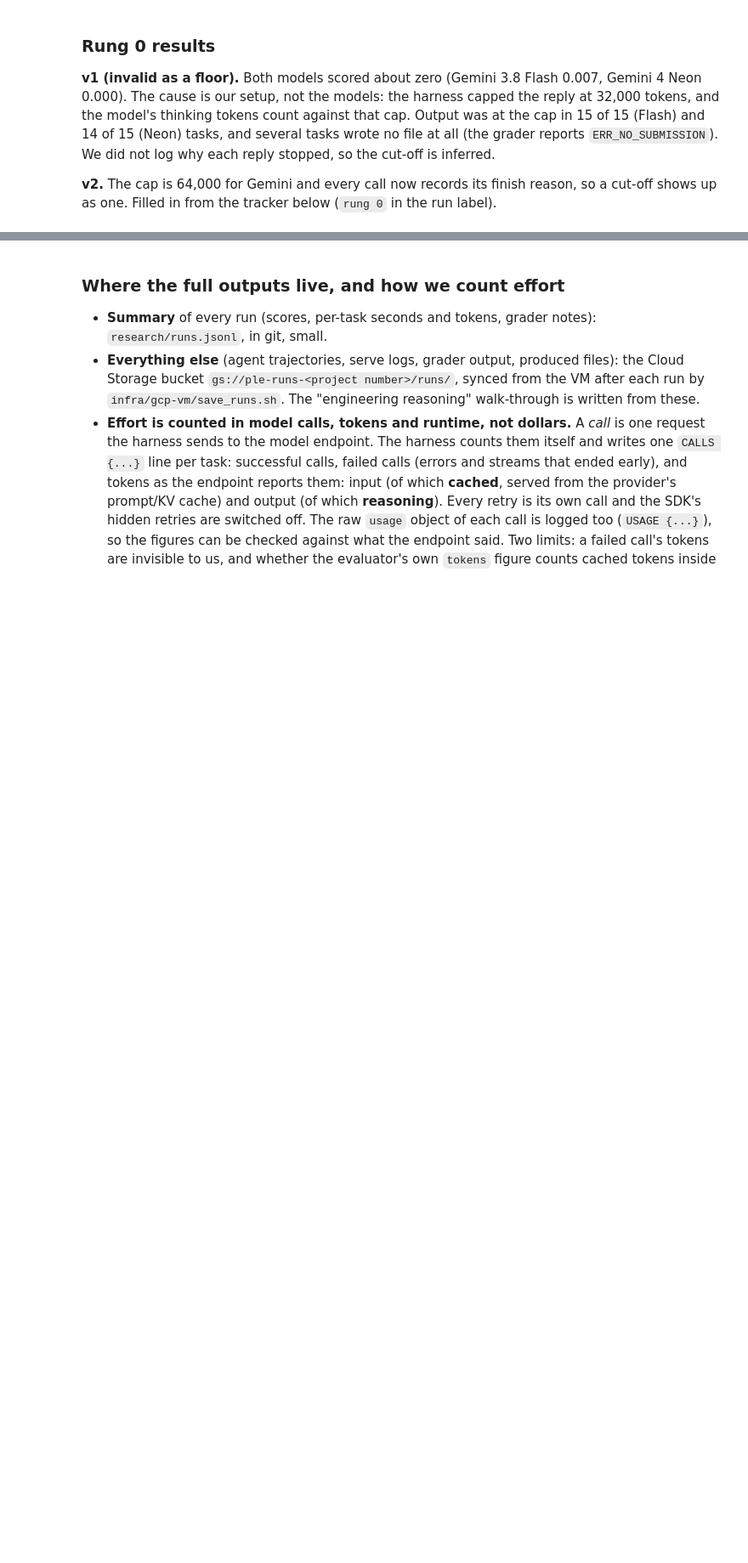
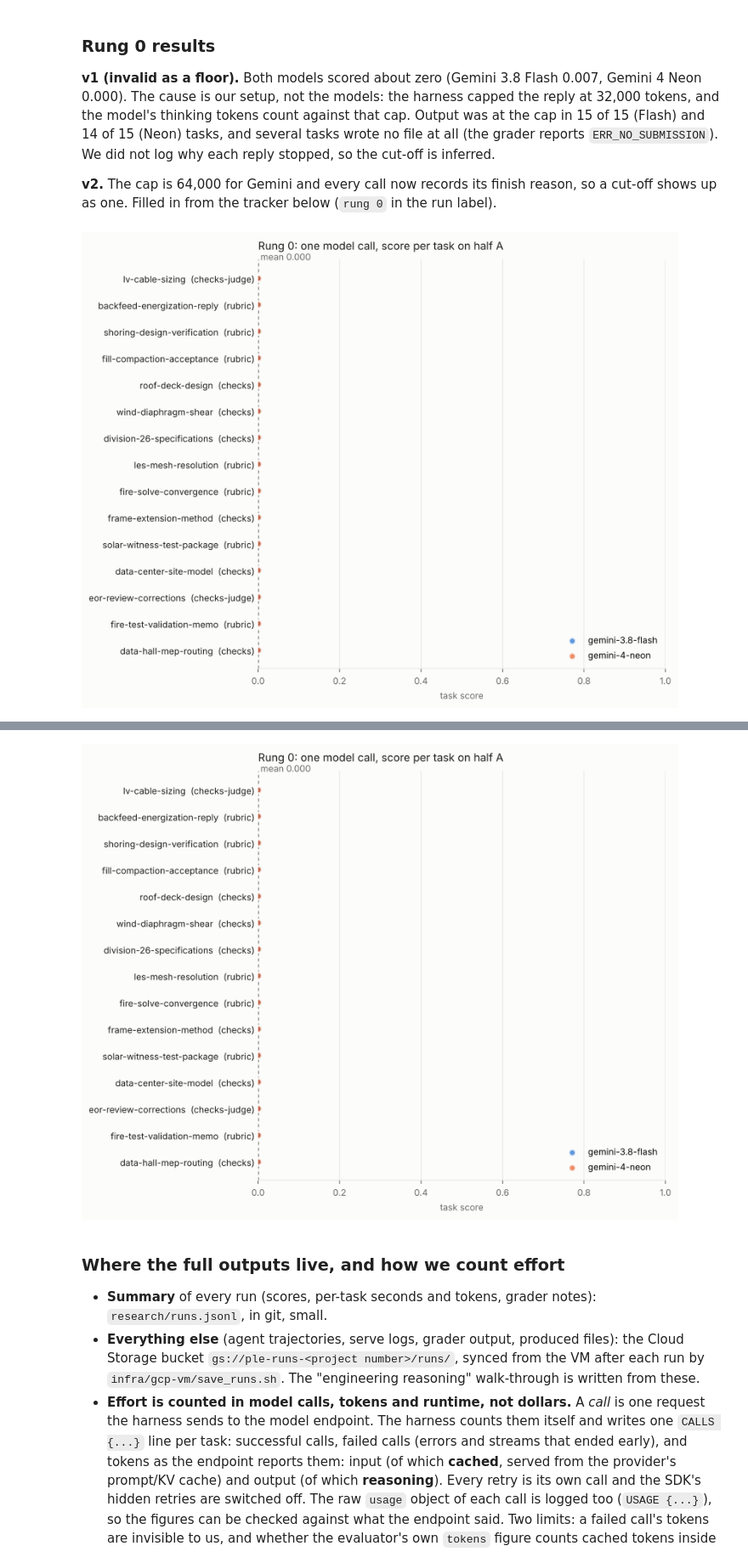
Before and after one commit to SophusRosendahl/ple-submission, a Jupyter notebook: research/journal.ipynb, the cells around one changed output, grey strips where cells are left out. Shown at 85% size. Saved outputs shown, nothing was run; the diff lists cells and outputs as text; code cells hidden in the pictures; blank space fills up the shorter version.

```diff
--- a/research/journal.ipynb
+++ b/research/journal.ipynb
@@ -169,7 +212,11 @@ def plot_runs(run_ids, title):
                 if sc == 0:
                     ax.text(0.005, yi, "0", color=MUTED, fontsize=9, va="center")
         else:
-            ax.scatter(f["score"], list(y), s=46, color=SERIES[i], zorder=3, label=label,
+            model = run["harness"]["model"]
+            col = SERIES[sorted({r["harness"]["model"] for r in chosen}).index(model) % len(SERIES)]
+            seen_models = {r["harness"]["model"] for r in chosen[:i]}
+            ax.scatter(f["score"], list(y), s=46, color=col, zorder=3, alpha=0.75,
+                       label=None if model in seen_models else tracker.judge_name(model) if False else model.split("/")[-1],
                        edgecolors=SURFACE, linewidths=2)
     mean = tracker.score(chosen[0])["score"]
     ax.axvline(mean, color=MUTED, lw=1, ls=(0, (3, 3)))
@@ -197,9 +244,11 @@ the model's thinking tokens count against that cap. Output was at the cap in 15
 **v2.** The cap is 64,000 for Gemini and every call now records its finish reason, so a cut-off
 shows up as one. Filled in from the tracker below (`rung 0` in the run label).
 # %%
-rung0 = [r for r in runs if r["label"].lower().startswith("rung 0")]
+rung0 = [r for r in runs if r["label"].lower().startswith("rung 0") and not tracker.invalid_reason(r)]
 if rung0:
     display(plot_runs([r["run_id"] for r in rung0], "Rung 0: one model call, score per task on half A"))
     print(overview[overview["label"].str.lower().str.startswith("rung 0")].to_string(index=False))
 else:
     print("No rung-0 run is recorded yet.")
+# %% [output]
+[figure, added]
@@ -206,3 +272,4 @@ else:
+[figure, added]
 # %% [markdown]
 ### Where the full outputs live, and how we count effort
 
```
Also changed, not shown: parts of 19 cells of this notebook, 9 other files.
